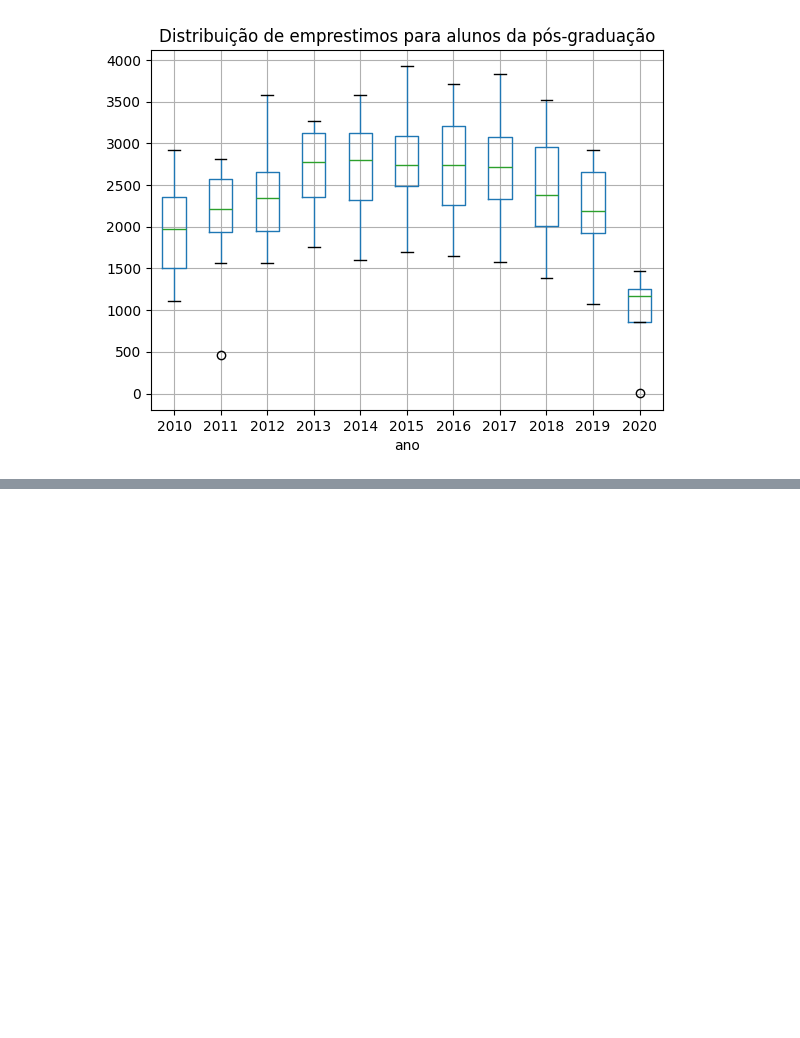
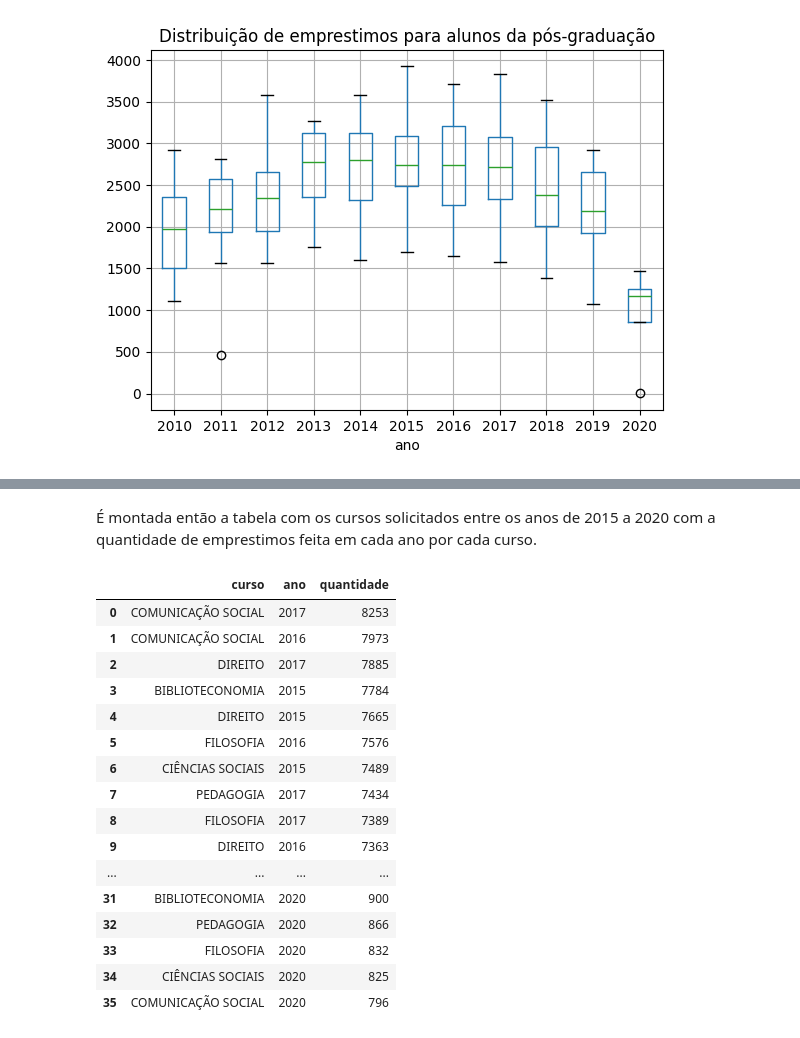
Before and after one commit to thaisornellas/tha_is_learning, a Jupyter notebook: 7days.ipynb, the cells around one changed output, grey strips where cells are left out. Drawn from its saved outputs; the diff is of its cells as text; code cells hidden in the pictures; blank space fills up the shorter version.

```diff
--- a/7days.ipynb
+++ b/7days.ipynb
@@ -715,0 +940,5 @@ gera_bloxplot(alunos_pos_acervo_circulante, 'ano', 'count', 'Distribuição de e
+# %%
+dados_apos_2015 = dados_totais.query('data_emprestimo > 2015')
+dados_apos_2015 = dados_apos_2015.query('tipo_vinculo_usuario == "ALUNO DE GRADUAÇÃO"')
+dados_apos_2015 = dados_apos_2015.loc[:, ['data_emprestimo', 'matricula_ou_siape']]
+dados_apos_2015
@@ -715,0 +1040,24 @@ gera_bloxplot(alunos_pos_acervo_circulante, 'ano', 'count', 'Distribuição de e
+# %% [markdown]
+É montada então a tabela com os cursos solicitados entre os anos de 2015 a 2020 com a quantidade de emprestimos feita em cada ano por cada curso.
+# %%
+dados_curso_ano = dados_curso.value_counts().reset_index()
+dados_curso_ano.columns = ['curso','ano', 'quantidade']
+dados_curso_ano
+# %% [output]
+|  | curso | ano | quantidade |
+| 0 | COMUNICAÇÃO SOCIAL | 2017 | 8253 |
+| 1 | COMUNICAÇÃO SOCIAL | 2016 | 7973 |
+| 2 | DIREITO | 2017 | 7885 |
+| 3 | BIBLIOTECONOMIA | 2015 | 7784 |
+| 4 | DIREITO | 2015 | 7665 |
+| 5 | FILOSOFIA | 2016 | 7576 |
+| 6 | CIÊNCIAS SOCIAIS | 2015 | 7489 |
+| 7 | PEDAGOGIA | 2017 | 7434 |
+| 8 | FILOSOFIA | 2017 | 7389 |
+| 9 | DIREITO | 2016 | 7363 |
+| ... | ... | ... | ... |
+| 31 | BIBLIOTECONOMIA | 2020 | 900 |
+| 32 | PEDAGOGIA | 2020 | 866 |
+| 33 | FILOSOFIA | 2020 | 832 |
+| 34 | CIÊNCIAS SOCIAIS | 2020 | 825 |
+| 35 | COMUNICAÇÃO SOCIAL | 2020 | 796 |
```
Also changed, not shown: parts of 39 cells of this notebook.
